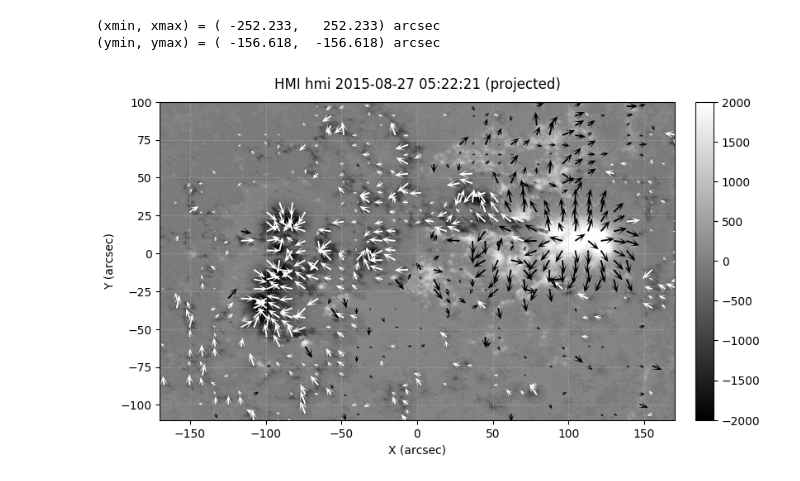
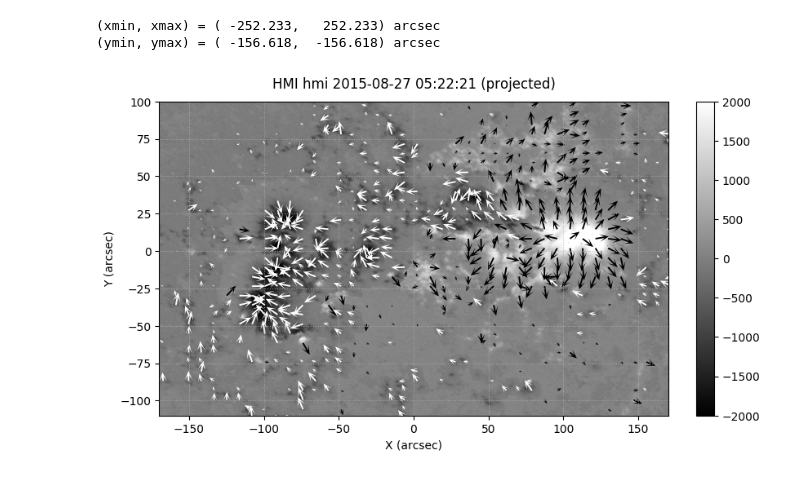
Before and after one commit to lydiazly/scripts-sunpy, a Jupyter notebook: plothmi/example_projection.ipynb, the cells around one changed output. Cells and saved outputs as stored; diff of their text form; code cells hidden in the pictures.

Commit message:
Change some plot settings. sunpy v0.8.3

```diff
--- a/plothmi/example_projection.ipynb
+++ b/plothmi/example_projection.ipynb
@@ -49,7 +49,7 @@ mapby.data[:] = mapb.data * np.sin(np.deg2rad(mapi.data)) * np.sin(np.deg2rad(ma
 mapbz.data[:] = mapb.data * np.cos(np.deg2rad(mapi.data))
 # %%
 # Rotate(CCW)
-order = 3
+order = 1
 print('Correcting image axes...')
 with np.errstate(invalid='ignore'):  # Suppress warnings of NaNs
     mapbx = mapbx.rotate(order=order)
@@ -136,19 +136,19 @@ print('(xmin, xmax) = (%9.3f, %9.3f) arcsec\n(ymin, ymax) = (%9.3f, %9.3f) arcse
 # %%
 iskip, jskip = (10, 10)
 
 fig3 = plt.figure(figsize=(9, 5), dpi=100)
 ax3 = fig3.add_subplot(111)
-im3 = plot_map_p(ax3, hx, hy, smapbz_h)
-plot_vmap_p(ax3, hx, hy, smapbx_h, smapby_h, smapbz_h,
+im3 = plot_map(ax3, smapbz_h, hx, hy)
+plot_vmap(ax3, smapbx_h, smapby_h, smapbz_h, hx, hy,
             iskip=iskip, jskip=jskip, cmin=100., vmax=300., cmap='binary',
             scale_units='xy', scale=1/0.03, minlength=0.05)
 
 # Properties
 ax3.grid(True, ls=':', alpha=0.8)
 ax3.set_title(mapbz.latex_name+' (projected)', y=1.02);
 plt.subplots_adjust(right=0.9)  # Reduce the value to move the colorbar to the right
 ax3.set_xlim((-170,170))
 ax3.set_ylim((-110,100))
 im3.set_clim((-2000,2000))
 # %% [output]
-[figure, old version]
+[figure, new version]
```
Also changed, not shown: parts of 2 cells of this notebook, 5 other files.
